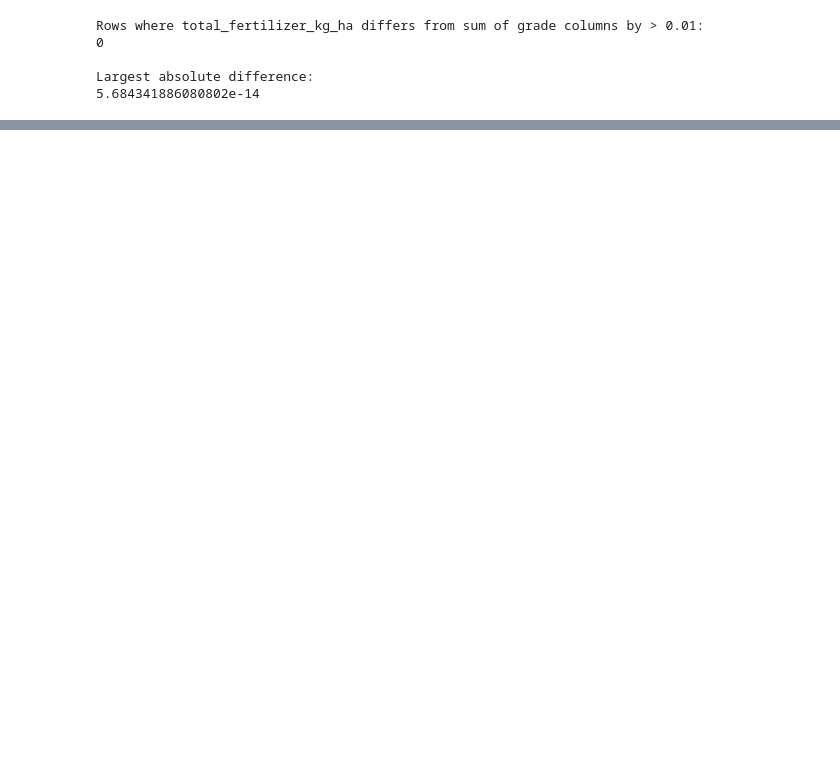
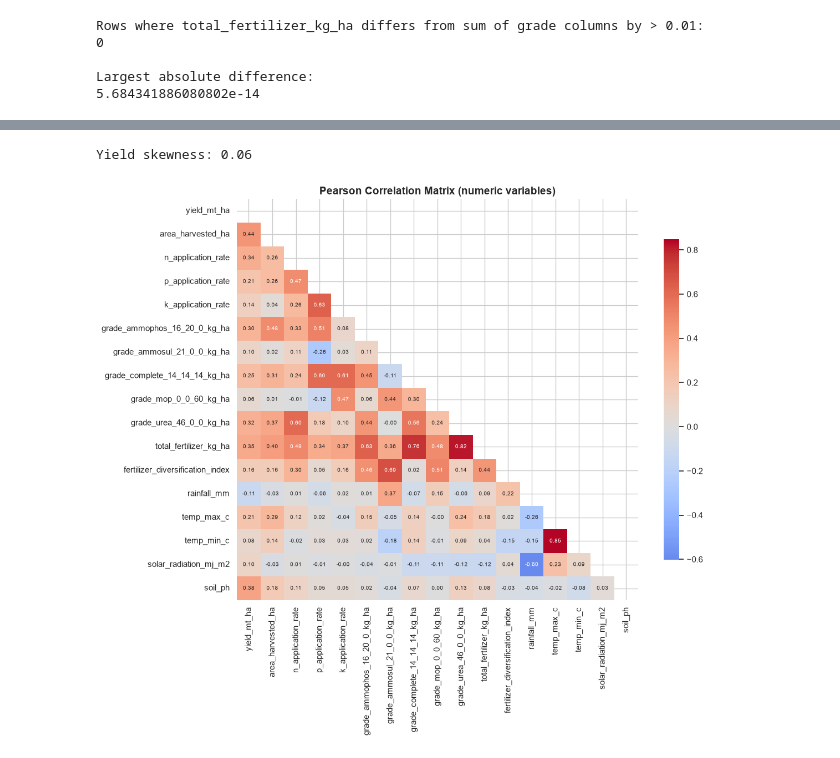
Before and after one commit to projcjdevs/rice-yield-prediction, a Jupyter notebook: notebooks/01_eda.ipynb, the cells around one changed output, grey strips where cells are left out. Drawn from its saved outputs; the diff is of its cells as text; code cells hidden in the pictures; blank space fills up the shorter version.

Commit message:
added other analysis

```diff
--- a/notebooks/01_eda.ipynb
+++ b/notebooks/01_eda.ipynb
@@ -289,0 +403,22 @@ Largest absolute difference:
+# %%
+# skewness and correlation analysis (visualization 4)
+import numpy as np
+
+print("Yield skewness:", round(df["yield_mt_ha"].skew(), 3))
+
+numeric_cols = df.select_dtypes(include="number").columns.tolist()
+corr = df[numeric_cols].corr(method="pearson")
+
+fig, ax = plt.subplots(figsize=(12, 10))
+mask = np.triu(np.ones_like(corr, dtype=bool))  # show lower triangle only
+sns.heatmap(
+    corr, mask=mask, annot=True, fmt=".2f", cmap="coolwarm", center=0,
+    square=True, cbar_kws={"shrink": 0.8}, annot_kws={"size": 7}, ax=ax
+)
+ax.set_title("Pearson Correlation Matrix (numeric variables)", fontsize=14, fontweight="bold")
+plt.tight_layout()
+fig.savefig(FIGURES_DIR / "correlation_matrix.png", dpi=300)
+plt.show()
+# %% [output]
+Yield skewness: 0.06
+[figure, added]
```
Also changed, not shown: parts of 15 cells of this notebook, 5 other files.
